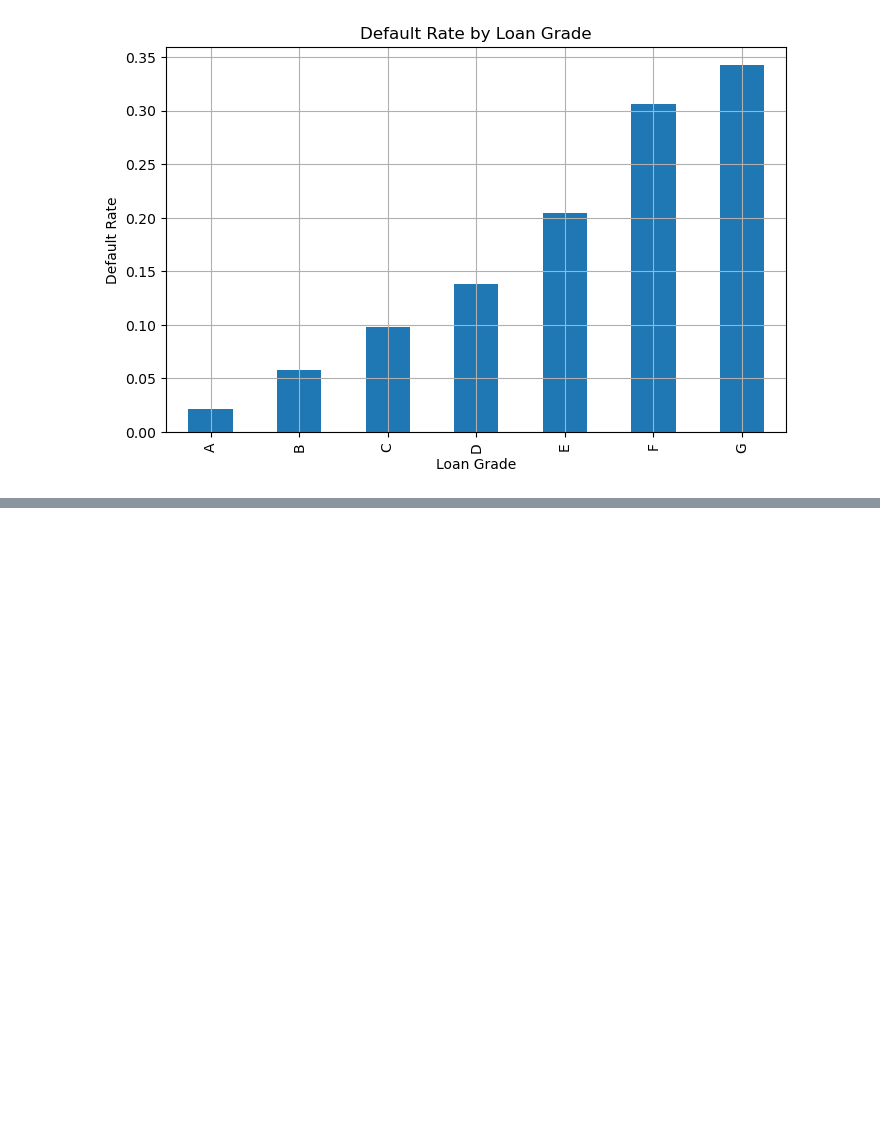
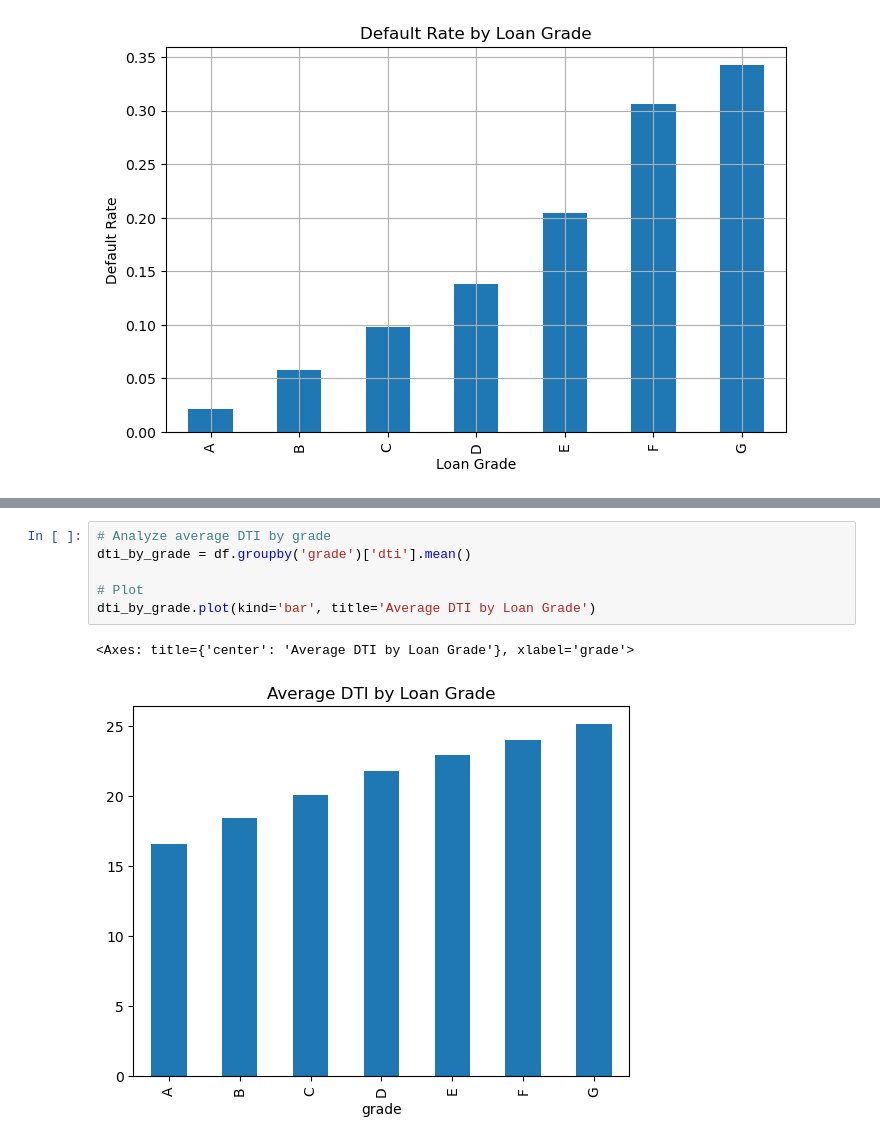
Before and after one commit to hannahphan12/loan-analysis, a Jupyter notebook: analysis.ipynb, the cells around one changed output, grey strips where cells are left out. Cells and saved outputs as stored; diff of their text form; blank space fills up the shorter version.

```diff
--- a/analysis.ipynb
+++ b/analysis.ipynb
@@ -41,0 +58,9 @@ plt.show()
+# %%
+# Analyze average DTI by grade
+dti_by_grade = df.groupby('grade')['dti'].mean()
+
+# Plot
+dti_by_grade.plot(kind='bar', title='Average DTI by Loan Grade')
+# %% [output]
+<Axes: title={'center': 'Average DTI by Loan Grade'}, xlabel='grade'>
+[figure, added]
```
Also changed, not shown: parts of 3 cells of this notebook.
